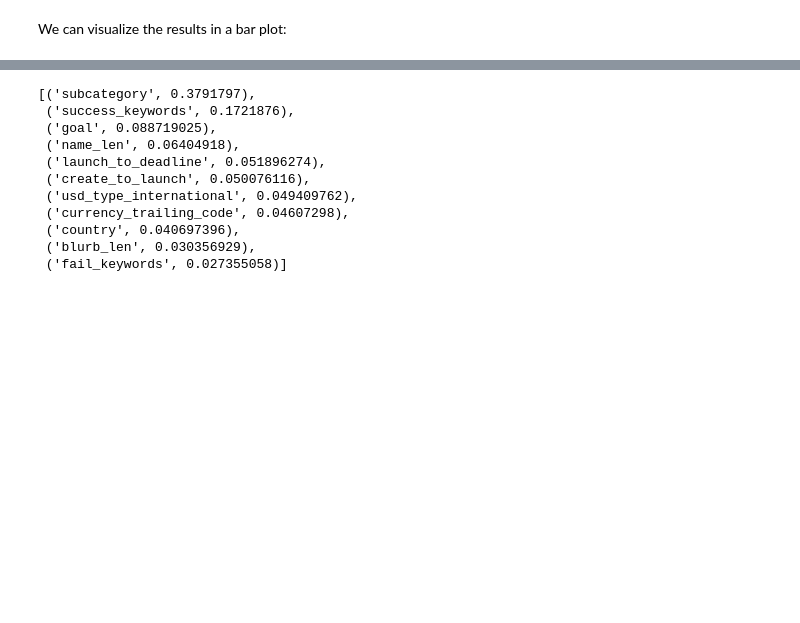
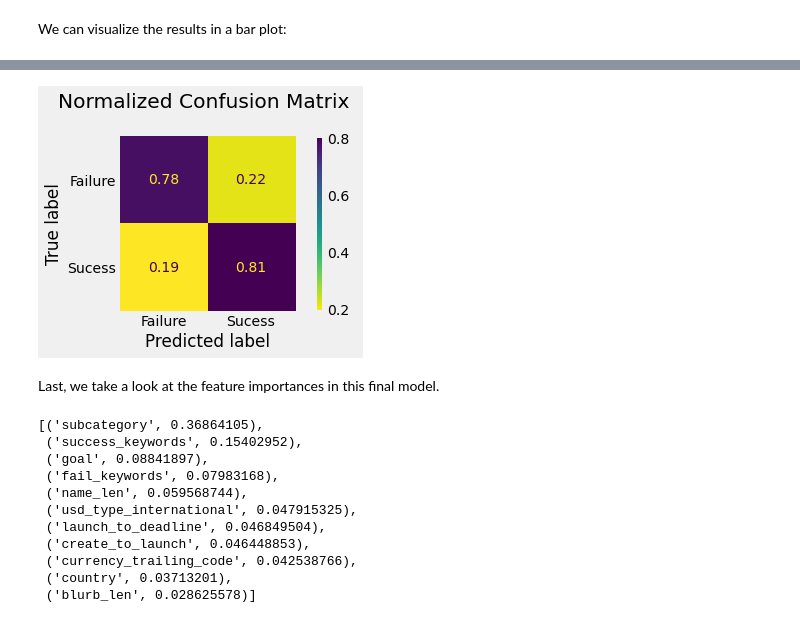
Before and after one commit to ho-ya/Kickstarter_Success_Prediction, a Jupyter notebook: Notebook_Kickstarter_prediction.ipynb, the cells around one changed output, grey strips where cells are left out. Cells and saved outputs as stored; diff of their text form; code cells hidden in the pictures; blank space fills up the shorter version.

```diff
--- a/Notebook_Kickstarter_prediction.ipynb
+++ b/Notebook_Kickstarter_prediction.ipynb
@@ -681,18 +705,36 @@ Last, we take a look at the feature importances in this final model.
+# %%
+from sklearn.metrics import plot_confusion_matrix
+
+ax = plot_confusion_matrix(best_xgb, X_test, y_test, normalize='true', display_labels = ['Failure', 'Sucess'],
+                      cmap='viridis_r')
+plt.grid(False)
+plt.title('Normalized Confusion Matrix \n')
+plt.box(False)
+plt.tight_layout()
+plt.savefig('images/Confusion_Matrix.png', transparent=True)
+plt.show()
+# %% [output]
+[figure, added]
+# %% [markdown]
+Last, we take a look at the feature importances in this final model.
 # %%
 # extract the most important features from our chosen model
-importances = best_xgb.feature_importances_
+importances_values = best_xgb.feature_importances_
+# get the feature names from the original dataframe
 importances_names = data.drop('successful', axis=1).columns
 
-sorted(zip(importances_names, importances), key=lambda x: x[1], reverse=True)
+# gather both in a list of tupels
+importances = sorted(zip(importances_names, importances_values), key=lambda x: x[1], reverse=True)
+importances
 # %% [output]
-[('subcategory', 0.3791797),
- ('success_keywords', 0.1721876),
- ('goal', 0.088719025),
- ('name_len', 0.06404918),
- ('launch_to_deadline', 0.051896274),
- ('create_to_launch', 0.050076116),
- ('usd_type_international', 0.049409762),
- ('currency_trailing_code', 0.04607298),
- ('country', 0.040697396),
- ('blurb_len', 0.030356929),
- ('fail_keywords', 0.027355058)]
+[('subcategory', 0.36864105),
+ ('success_keywords', 0.15402952),
+ ('goal', 0.08841897),
+ ('fail_keywords', 0.07983168),
+ ('name_len', 0.059568744),
+ ('usd_type_international', 0.047915325),
+ ('launch_to_deadline', 0.046849504),
+ ('create_to_launch', 0.046448853),
+ ('currency_trailing_code', 0.042538766),
+ ('country', 0.03713201),
+ ('blurb_len', 0.028625578)]
```
Also changed, not shown: parts of 31 cells of this notebook.
